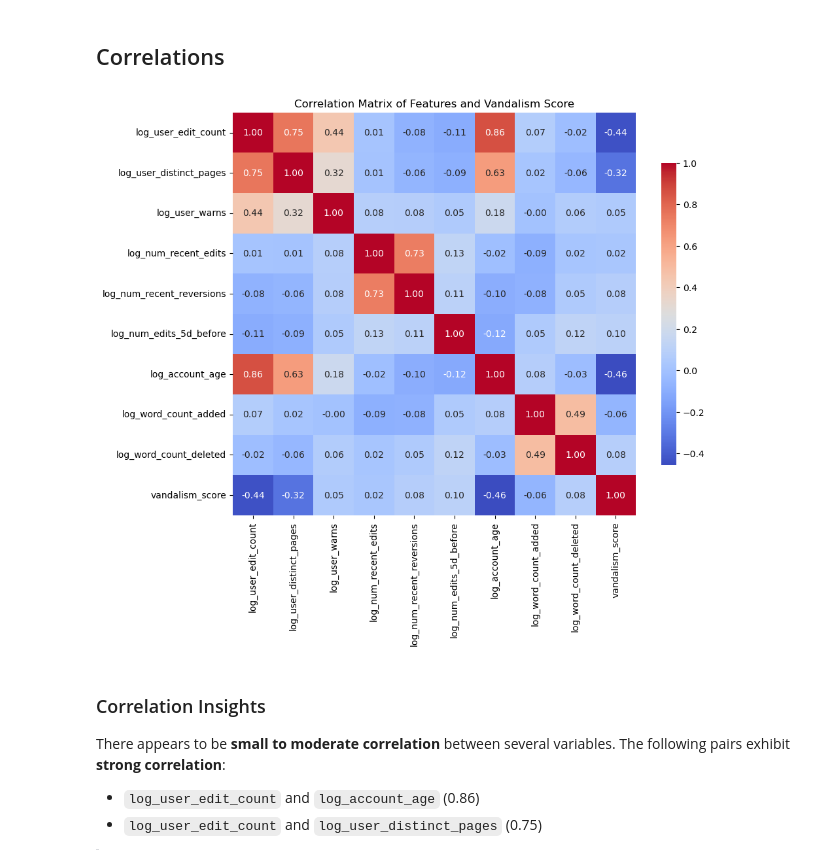
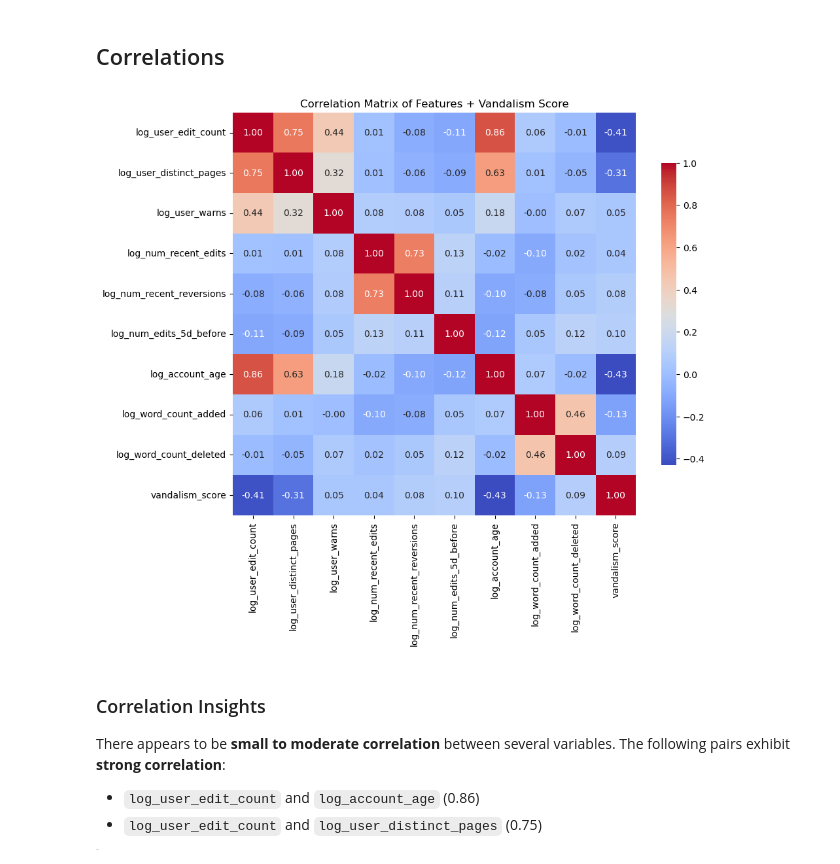
Before and after one commit to Daniel-Milanes/WikiShield, a Jupyter notebook: EDA/EDA.ipynb, the cells around one changed output. Saved outputs shown, nothing was run; the diff lists cells and outputs as text; code cells hidden in the pictures.

Commit message:
Update EDA to use the new VandalismScorer()

```diff
--- a/EDA/EDA.ipynb
+++ b/EDA/EDA.ipynb
@@ -27,7 +27,7 @@ from feature_engineer import (
 - Read the training dataset from a CSV file into a Pandas DataFrame.
 - Display the first few rows to get an initial look at the data structure and key columns.
 # %%
-df = pd.read_csv("/Users/danielmilanesperez/Downloads/train.csv")
+df = pd.read_csv(project_root+"/Data/train.csv")
 df.head()
 # %% [output]
 |  | EditType | EditID | comment | user | user_edit_count | user_distinct_pages | user_warns | user_reg_time | ... |
@@ -158,23 +158,3 @@ Because this feature uses the `isvandalism` label during training, we need to av
 3. Repeat for all folds so that each score is generated without access to its own label.
 
 This ensures that the `vandalism_score` is a valid, leak-free input feature for any downstream machine learning model.
-# %%
-cv = StratifiedKFold(n_splits=5, shuffle=True, random_state=42)
-
-df["vandalism_score"] = np.zeros(df.shape[0], dtype=float)
-
-for train_index, test_index in cv.split(df, df["isvandalism"]):
-    train_df = df.iloc[train_index]
-    test_df = df.iloc[test_index]
-
-    scorer = VandalismScorer()
-    scorer.fit(
-        train_df["added_lines"], train_df["deleted_lines"], train_df["isvandalism"]
-    )
-    test_scores = scorer.score(test_df["added_lines"], test_df["deleted_lines"])
-
-    # Ensure correct alignment
-    df.loc[test_df.index, "vandalism_score"] = test_scores
-
-
-df["vandalism_score"].nunique()  # Sanity check
@@ -182,0 +161,6 @@ df["vandalism_score"].nunique()  # Sanity check
+# %%
+scorer = VandalismScorer()
+scorer.fit(df, df['isvandalism'])
+df = scorer.transform(df)
+
+df['vandalism_score'].nunique()
@@ -365,32 +351,32 @@ plt.show()
 # %%
 cols = [
     "log_user_edit_count",
     "log_user_distinct_pages",
     "log_user_warns",
     "log_num_recent_edits",
     "log_num_recent_reversions",
     "log_num_edits_5d_before",
     "log_account_age",
     "log_word_count_added",
     "log_word_count_deleted",
     "vandalism_score",
 ]
 
 corr_matrix = df[cols].corr()
 
 plt.figure(figsize=(10, 8))
 sns.heatmap(
     corr_matrix,
     annot=True,
     fmt=".2f",
     cmap="coolwarm",
     square=True,
     cbar_kws={"shrink": 0.75},
 )
-plt.title("Correlation Matrix of Features and Vandalism Score")
+plt.title("Correlation Matrix of Features + Vandalism Score")
 plt.show()
 # %% [output]
-[figure, old version]
+[figure, new version]
 # %% [markdown]
 ### Correlation Insights
 
```
Also changed, not shown: parts of 5 cells of this notebook.
